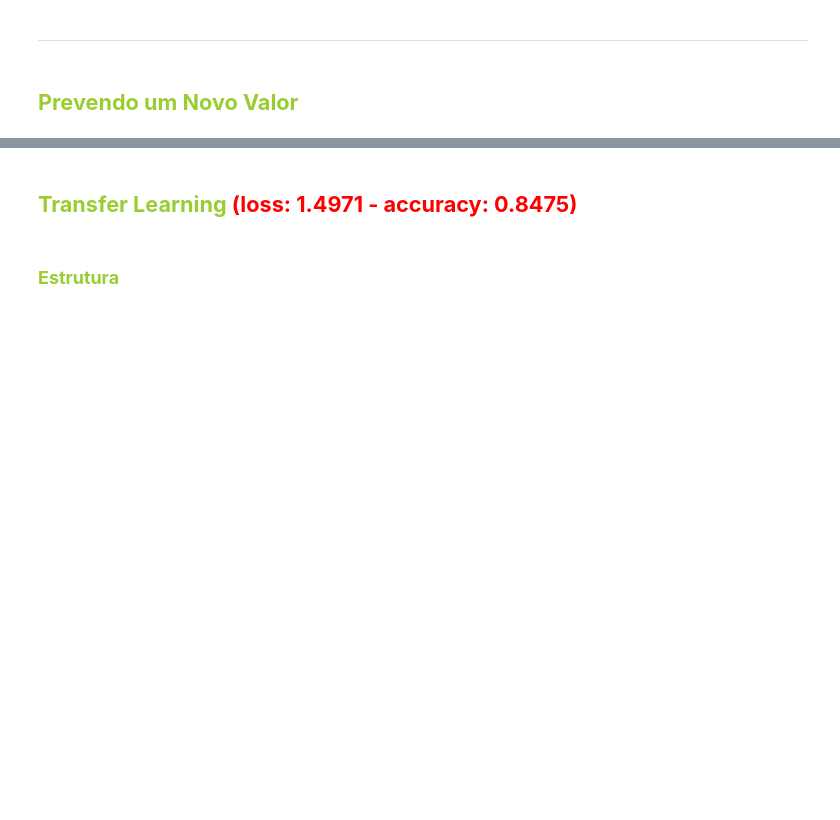
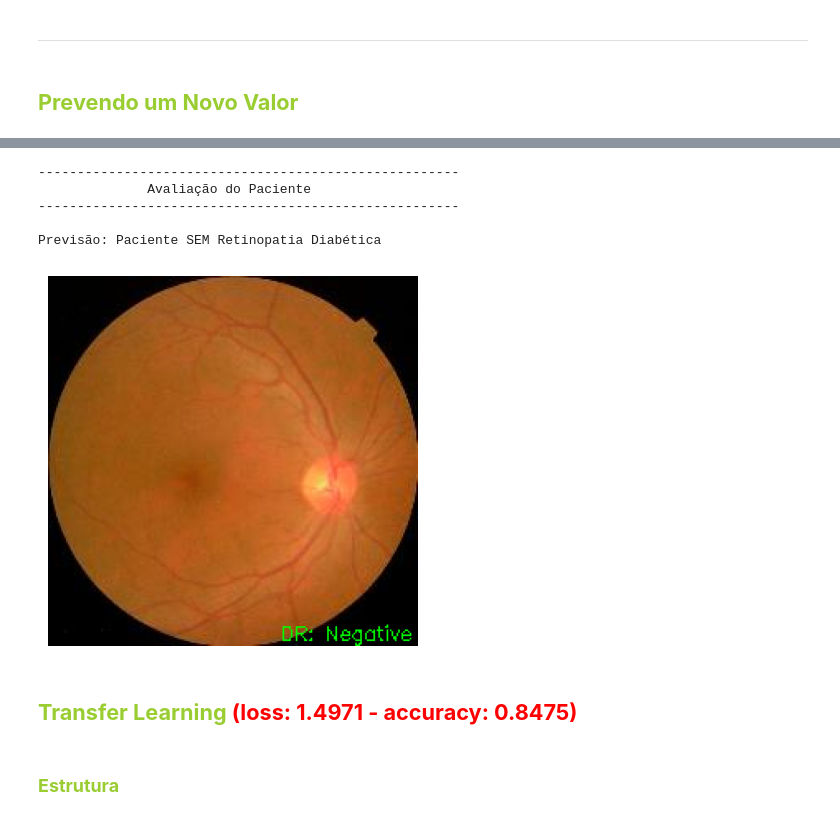
Before and after one commit to Johnny-DF26/Diagnostico_Retinopatia_Diabetica_com_CNN, a Jupyter notebook: notebooks/Diagnóstico_de_Retinopatia_Diabética_Retinopatia_com_CNN.ipynb, the cells around one changed output, grey strips where cells are left out. Cells and saved outputs as stored; diff of their text form; code cells hidden in the pictures; blank space fills up the shorter version.

```diff
--- a/notebooks/Diagnóstico_de_Retinopatia_Diabética_Retinopatia_com_CNN.ipynb
+++ b/notebooks/Diagnóstico_de_Retinopatia_Diabética_Retinopatia_com_CNN.ipynb
@@ -259,3 +359,13 @@ ________________________________________________________________________________
+# %%
+novo_valor = '../data/external/dataset/test/No_DR/11d8e5eaee5b_png.rf.14e5a404773634103b5f296dba4eddf9.jpg'
+prever_novo_valor(novo_valor, True)
+# %% [output]
+------------------------------------------------------
+              Avaliação do Paciente
+------------------------------------------------------
+
+Previsão: Paciente SEM Retinopatia Diabética
+[figure, added]
 # %% [markdown]
 ## <font color='yellowgreen'> **Transfer Learning <font color='red'>(loss: 1.4971 - accuracy: 0.8475)**
 # %% [markdown]
```
Also changed, not shown: parts of 9 cells of this notebook, 2 other files.
